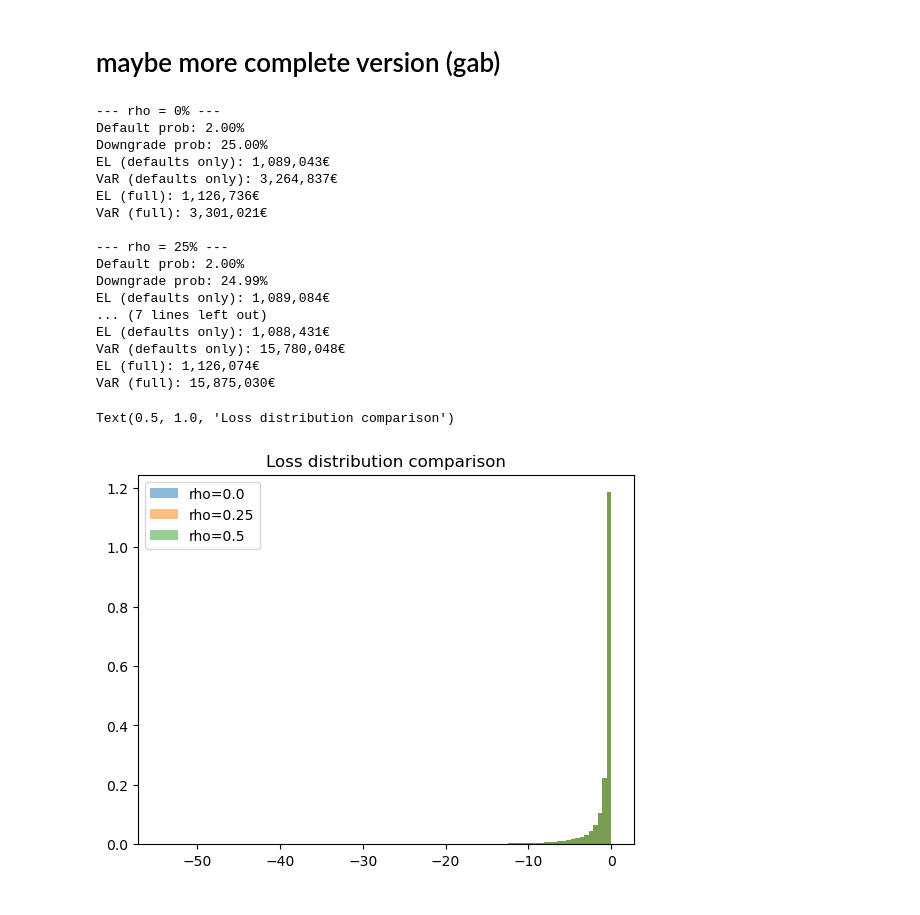
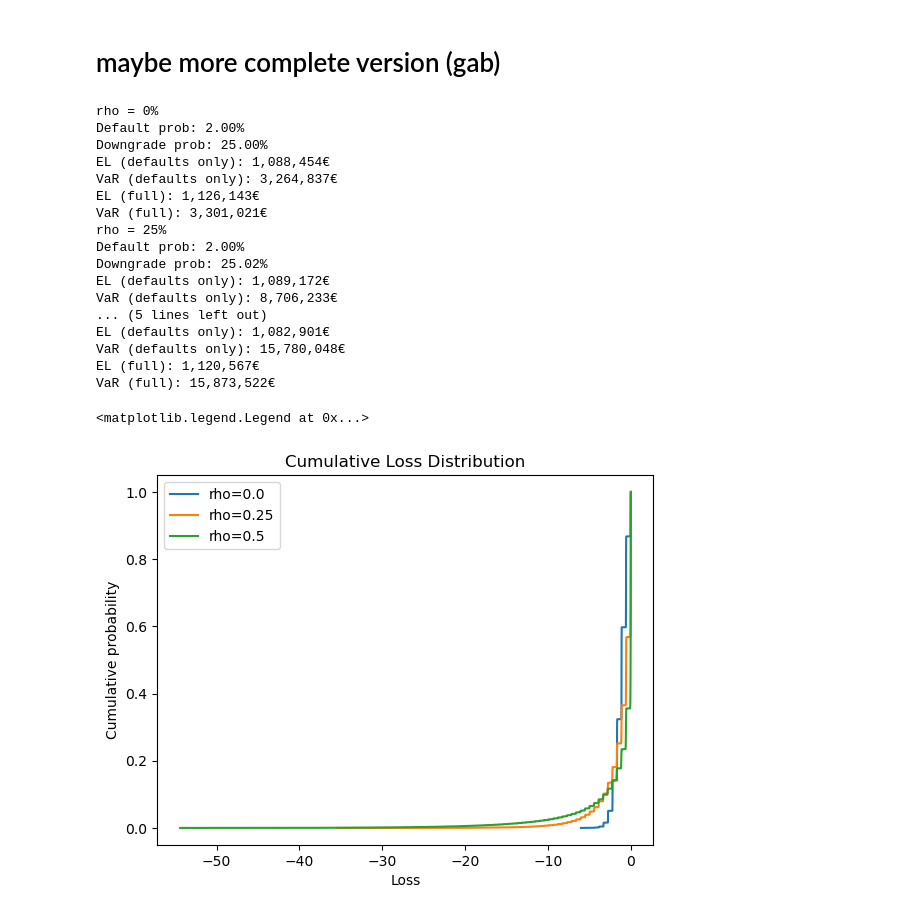
Before and after one commit to stefanodeamici2003-jpg/FinEng_group6_Assignement_1, a Jupyter notebook: assignment2_RM/ex2_notebook.ipynb, the cells around one changed output. Cells and saved outputs as stored; diff of their text form; code cells hidden in the pictures.

```diff
--- a/assignment2_RM/ex2_notebook.ipynb
+++ b/assignment2_RM/ex2_notebook.ipynb
@@ -606,7 +607,7 @@ for r in rho:  # rho = [0.0, 0.25, 0.50]
 
 # plot
 for res in results:
-    print(f"\n--- rho = {res['rho']:.0%} ---")
+    print(f"\n rho = {res['rho']:.0%} ")
     print(f"Default prob: {res['prob_default']:.2%}")
     print(f"Downgrade prob: {res['prob_downgrade']:.2%}")
     print(f"EL (defaults only): {res['EL_def']:,.0f}€")
@@ -614,32 +615,44 @@ for res in results:
     print(f"EL (full): {res['EL_full']:,.0f}€")
     print(f"VaR (full): {res['VaR_full']:,.0f}€")
 # %% [output]
---- rho = 0% ---
+rho = 0%
 Default prob: 2.00%
 Downgrade prob: 25.00%
-EL (defaults only): 1,089,043€
+EL (defaults only): 1,088,454€
 VaR (defaults only): 3,264,837€
-EL (full): 1,126,736€
+EL (full): 1,126,143€
 VaR (full): 3,301,021€
-
---- rho = 25% ---
+rho = 25%
 Default prob: 2.00%
-Downgrade prob: 24.99%
-EL (defaults only): 1,089,084€
-... (7 lines left out)
-EL (defaults only): 1,088,431€
+Downgrade prob: 25.02%
+EL (defaults only): 1,089,172€
+VaR (defaults only): 8,706,233€
+... (5 lines left out)
+EL (defaults only): 1,082,901€
 VaR (defaults only): 15,780,048€
-EL (full): 1,126,074€
-VaR (full): 15,875,030€
+EL (full): 1,120,567€
+VaR (full): 15,873,522€
-# %%
-plt.figure()
-for r in rho:
-    # reprendre scenario_full ou scenario_def selon ce que tu veux montrer
-    scenario = results[rho.index(r)]["VaR_full"]  # ou stocker les scénarios si besoin
-    plt.hist(scenario_full, bins=100, alpha=0.5, density=True, label=f"rho={r}")
-
-plt.legend()
-plt.title("Loss distribution comparison")
-# %% [output]
-Text(0.5, 1.0, 'Loss distribution comparison')
-[figure, removed]
+# %%
+plt.figure()
+
+for i, r in enumerate(rho):
+    y = np.random.normal(size=(mc_simulations, 1))
+    eps = np.random.normal(size=(mc_simulations, issuers_num))
+    v = np.sqrt(r) * y + np.sqrt(1 - r) * eps
+
+    defaults = (v < barrier_default).sum(axis=1)
+    downgrades = ((barrier_default <= v) & (v < barrier_downgrade)).sum(axis=1)
+
+    scenario = defaults * loss_given_default + downgrades * loss_given_downgrade
+
+    scenario_sorted = np.sort(scenario)
+
+    plt.plot(scenario_sorted, np.linspace(0, 1, len(scenario_sorted)), label=f"rho={r}")
+
+plt.xlabel("Loss")
+plt.ylabel("Cumulative probability")
+plt.title("Cumulative Loss Distribution")
+plt.legend()
+# %% [output]
+<matplotlib.legend.Legend at 0x...>
+[figure, added]
```
Also changed, not shown: parts of 11 cells of this notebook.
